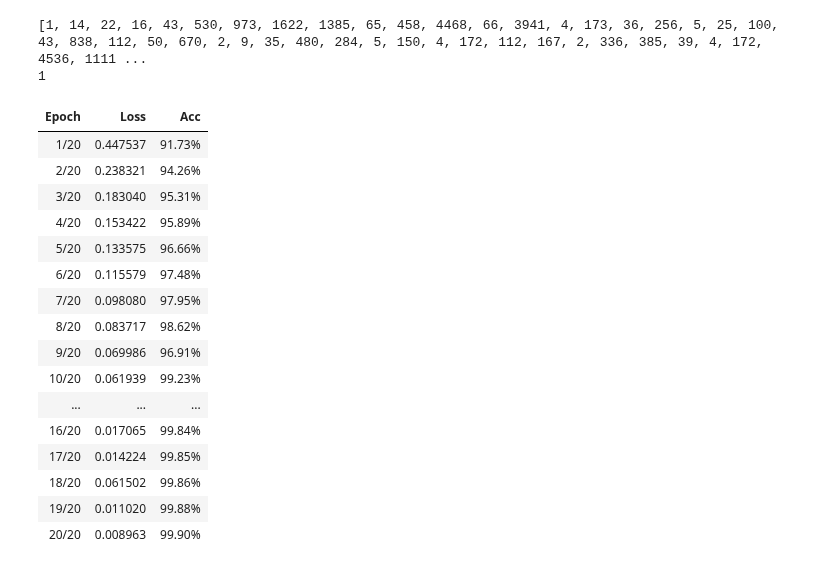
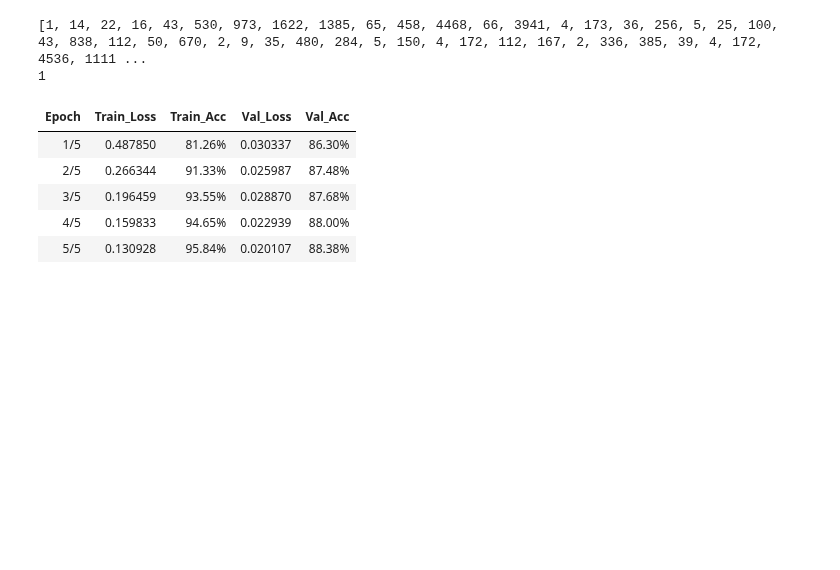
Before and after one commit to xiaoguangjin12345-dev/deep-learning, a Jupyter notebook: ex-2/ex-2.1.ipynb, the cells around one changed output. Drawn from its saved outputs; the diff is of its cells as text; code cells hidden in the pictures; blank space fills up the shorter version.

```diff
--- a/ex-2/ex-2.1.ipynb
+++ b/ex-2/ex-2.1.ipynb
@@ -61,14 +64,22 @@ def vectorize_sequences(sequences, dimension=10000):
 
 x_train = vectorize_sequences(x_train)
 x_test = vectorize_sequences(x_test)
-y_train = y_train.reshape(-1, 1)
-y_test = y_test.reshape(-1, 1)
+# %%
+# 划分训练集与测试集为20000:5000
+x_train, x_val, y_train, y_val = train_test_split(
+    x_train, y_train,
+    train_size=0.8,
+    test_size=0.2,
+    random_state=42
+)
 # %%
 # 将特征、标签等数据，转换为torch中的张量
 x_train_tensor = torch.tensor(x_train, dtype = torch.float32).to(device)
+x_val_tensor = torch.tensor(x_val, dtype = torch.float32).to(device)
 x_test_tensor = torch.tensor(x_test, dtype = torch.float32).to(device)
 
 y_train_tensor = torch.tensor(y_train, dtype = torch.float32).to(device) # 二分类标签，类型必须是torch.float32
+y_val_tensor = torch.tensor(y_val, dtype = torch.float32).to(device)
 y_test_tensor = torch.tensor(y_test, dtype = torch.float32).to(device)
 # %%
 # 自定义网络结构
@@ -84,7 +95,7 @@ class Net(nn.Module):
         x = self.relu(self.fc1(x))
         x = self.relu(self.fc2(x))
         x = self.out(x)  # 输出线性结果
-        return x
+        return x.squeeze(1)  # 与数据集标签形状保持一致，去掉一维
 # %%
 model = Net() # 定义模型
 criterion = nn.BCEWithLogitsLoss() # 损失函数（二元交叉熵损失）
@@ -138,24 +176,13 @@ def train_model(model, epochs, batch):
     return result_df
 # %%
-train_result_df = train_model(model, epochs=20, batch = 512)
-train_result_df.style.format({'Acc': '{:.2%}'}).hide(axis = 'index')
+train_result_df = train_and_val_model(model, epochs=5, batch = 512)
+train_result_df.style.format({'Train_Acc': '{:.2%}', 'Val_Acc': '{:.2%}'}).hide(axis = 'index')
 # %% [output]
-| Epoch | Loss | Acc |
-| 1/20 | 0.447537 | 91.73% |
-| 2/20 | 0.238321 | 94.26% |
-| 3/20 | 0.183040 | 95.31% |
-| 4/20 | 0.153422 | 95.89% |
-| 5/20 | 0.133575 | 96.66% |
-| 6/20 | 0.115579 | 97.48% |
-| 7/20 | 0.098080 | 97.95% |
-| 8/20 | 0.083717 | 98.62% |
-| 9/20 | 0.069986 | 96.91% |
-| 10/20 | 0.061939 | 99.23% |
-| ... | ... | ... |
-| 16/20 | 0.017065 | 99.84% |
-| 17/20 | 0.014224 | 99.85% |
-| 18/20 | 0.061502 | 99.86% |
-| 19/20 | 0.011020 | 99.88% |
-| 20/20 | 0.008963 | 99.90% |
+| Epoch | Train_Loss | Train_Acc | Val_Loss | Val_Acc |
+| 1/5 | 0.487850 | 81.26% | 0.030337 | 86.30% |
+| 2/5 | 0.266344 | 91.33% | 0.025987 | 87.48% |
+| 3/5 | 0.196459 | 93.55% | 0.028870 | 87.68% |
+| 4/5 | 0.159833 | 94.65% | 0.022939 | 88.00% |
+| 5/5 | 0.130928 | 95.84% | 0.020107 | 88.38% |
 # %%
 # 从结果列表中提取 loss 和 acc 数据
```
Also changed, not shown: parts of 5 cells of this notebook, 1 other file.
